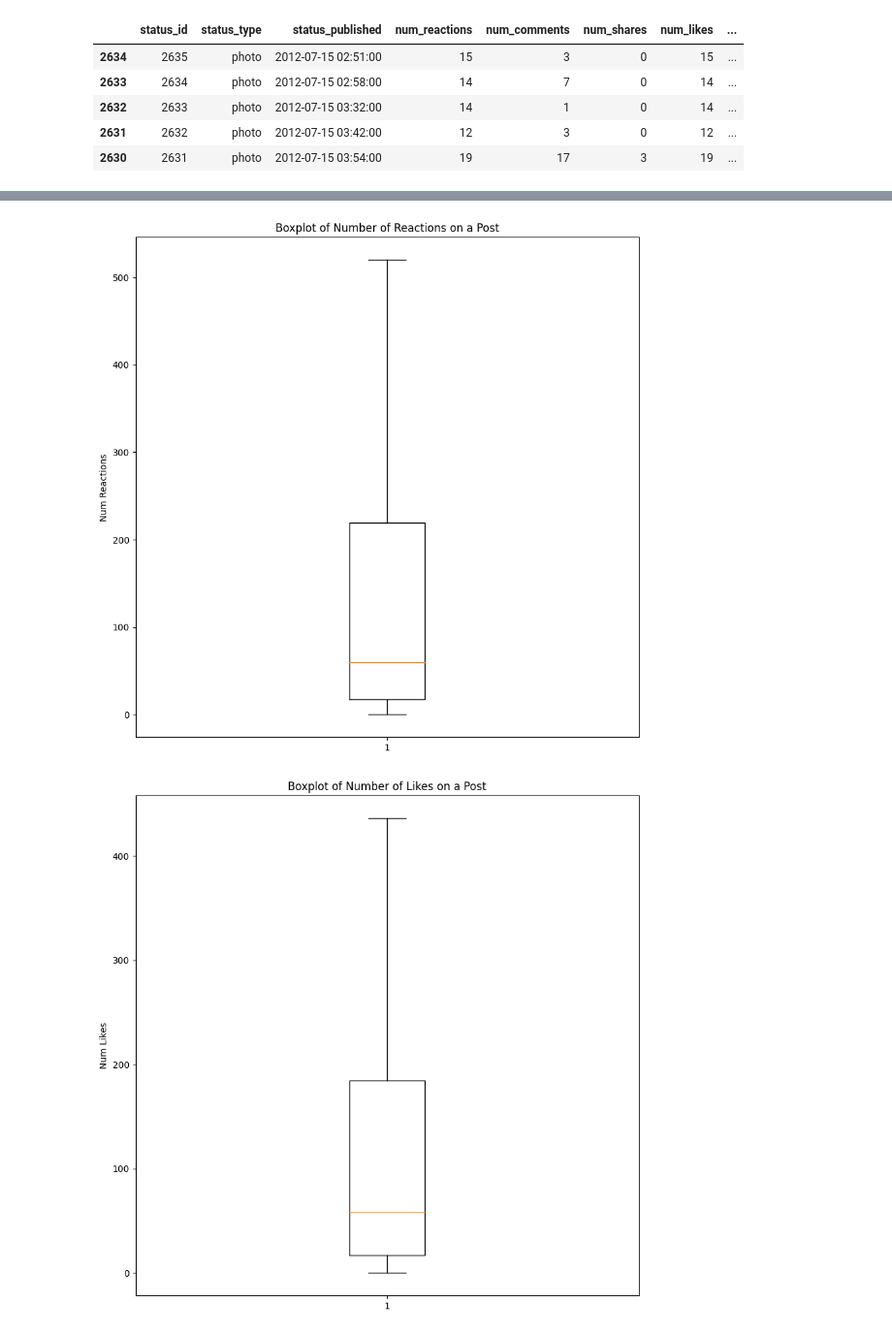
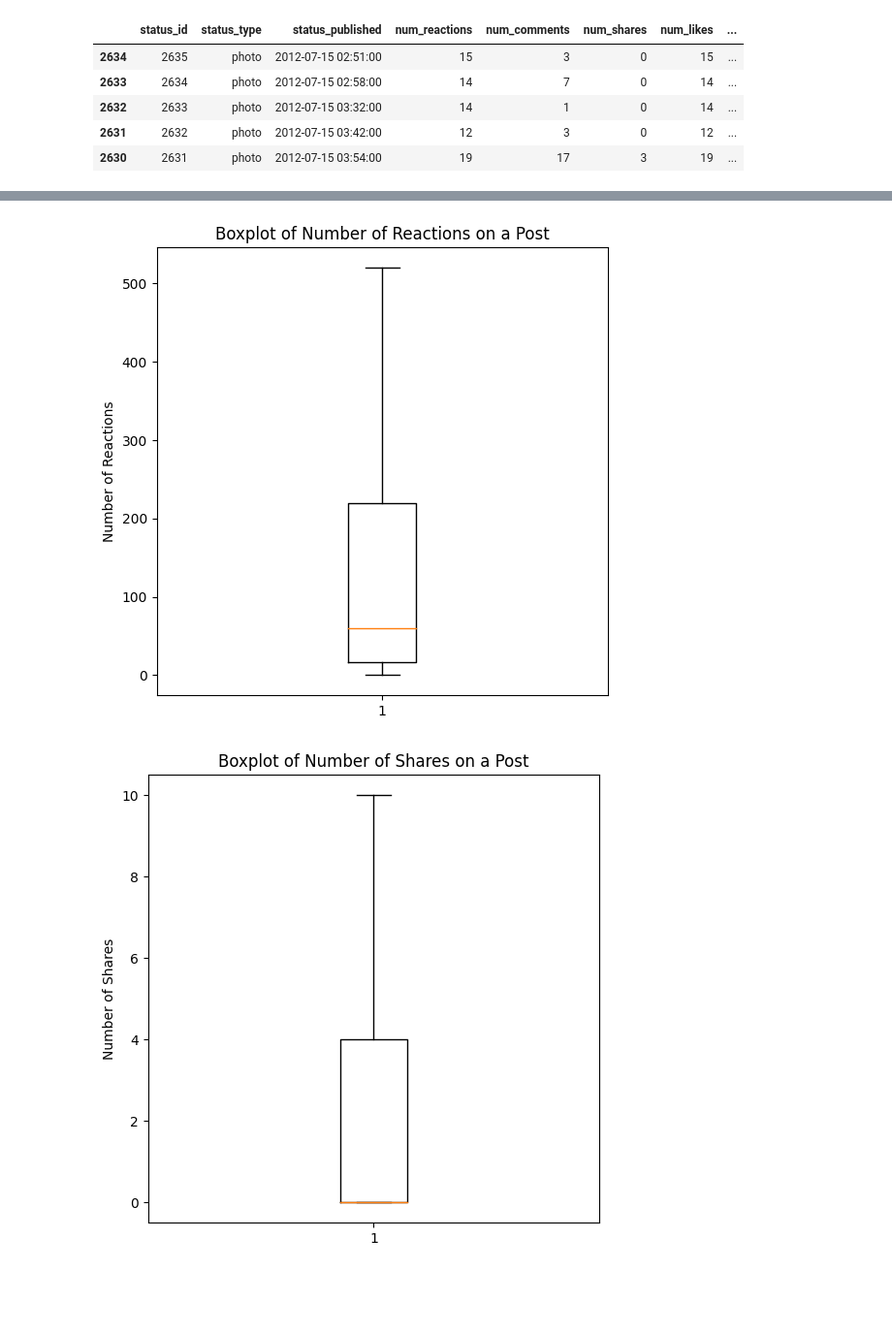
Before and after one commit to jmaitoza/CIS362_HW1, a Jupyter notebook: q1.ipynb, the cells around one changed output, grey strips where cells are left out. Shown at 97% size. Drawn from its saved outputs; the diff is of its cells as text; code cells hidden in the pictures; blank space fills up the shorter version.

```diff
--- a/q1.ipynb
+++ b/q1.ipynb
@@ -85,17 +79,17 @@ plt.show()
 # %%
 # boxplot for num_reactions
-plt.figure(figsize=(10, 10))
+plt.figure(figsize=(6, 6))
 plt.boxplot(dataset.num_reactions, showfliers=False)
 plt.title("Boxplot of Number of Reactions on a Post")
-plt.ylabel("Num Reactions")
+plt.ylabel("Number of Reactions")
 plt.show()
 
-# boxplot for num_likes
-plt.figure(figsize=(10, 10))
-plt.boxplot(dataset.num_likes, showfliers=False)
-plt.title("Boxplot of Number of Likes on a Post")
-plt.ylabel("Num Likes")
+# boxplot for num_shares
+plt.figure(figsize=(6, 6))
+plt.boxplot(dataset.num_shares, showfliers=False)
+plt.title("Boxplot of Number of Shares on a Post")
+plt.ylabel("Number of Shares")
 plt.show()
 # %% [output]
-[figure, old version]
+[figure, new version]
-[figure, old version]
+[figure, new version]
```
Also changed, not shown: parts of 7 cells of this notebook, 9 other files.
